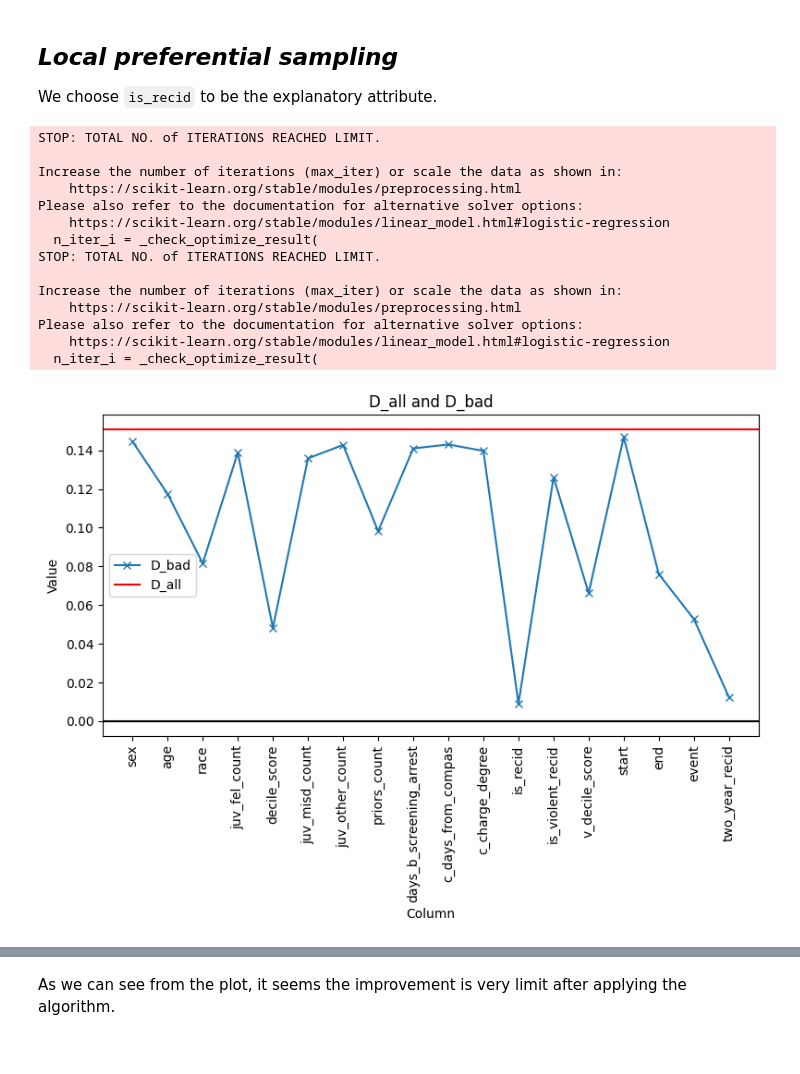
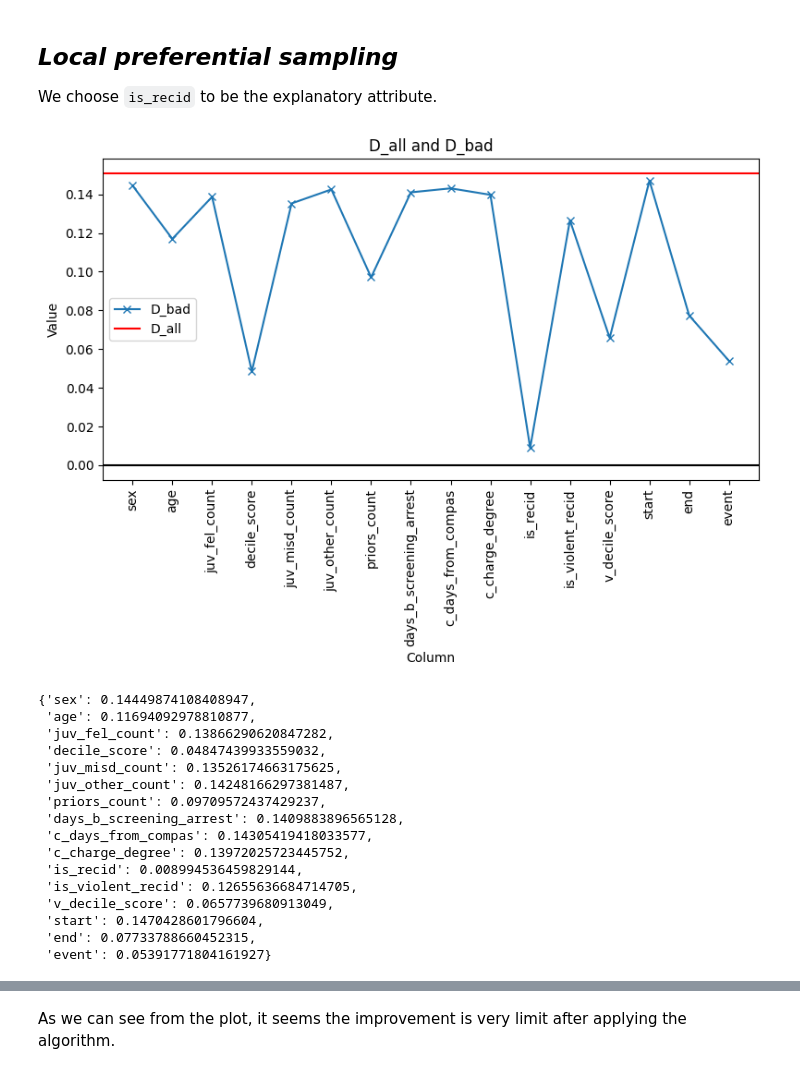
Before and after one commit to helenahxj/Project4-MachineLearningFairness-Group5, a Jupyter notebook: doc/Group5_code.ipynb, the cells around one changed output, grey strips where cells are left out. Saved outputs shown, nothing was run; the diff lists cells and outputs as text; code cells hidden in the pictures.

```diff
--- a/doc/Group5_code.ipynb
+++ b/doc/Group5_code.ipynb
@@ -76,19 +75,20 @@ df.head(5)
 
 We use a Boosting model
 # %%
+scaler = StandardScaler()
 X, y = df.drop("two_year_recid", axis = 1, inplace = False), df.two_year_recid
-X_train, X_test, y_train, y_test = train_test_split(X, y, test_size=0.1, random_state=5243)
+X_scaled = scaler.fit_transform(X)
+X_train, X_test, y_train, y_test = train_test_split(X_scaled, y, test_size=0.1, random_state=5243)
 
-# Initialize XGBoost regressor
-xg_clf = xgb.XGBClassifier(objective='binary:logistic', use_label_encoder=False,
-                           eval_metric='logloss')
 
-xg_clf.fit(X_train, y_train)
-preds = xg_clf.predict(X_test)
+baseline = LogisticRegression(random_state=5243,max_iter=1000)
+
+baseline.fit(X_train, y_train)
+preds = baseline.predict(X_test)
 rmse = np.sqrt(mean_squared_error(y_test, preds))
 print("RMSE: %f" % (rmse))
 
-preds_all = xg_clf.predict(X)
+preds_all = baseline.predict(X_scaled)
 accuracy = sum(y == preds_all)/len(y)
 print("Accuracy: %f" % (accuracy))
 # %% [output]
@@ -146,10 +146,10 @@ D_all
 # %% [output]
 0.15073160954099016
 # %%
-expl = ['sex', 'age', 'race', 'juv_fel_count', 'decile_score', 'juv_misd_count',
+expl = ['sex', 'age', 'juv_fel_count', 'decile_score', 'juv_misd_count',
        'juv_other_count', 'priors_count', 'days_b_screening_arrest',
        'c_days_from_compas', 'c_charge_degree', 'is_recid', 'is_violent_recid',
-       'v_decile_score', 'start', 'end', 'event', 'two_year_recid']
+       'v_decile_score', 'start', 'end', 'event']
 
 ## Calculate D_bad
 def D_bad_func(data = df, y_col = "two_year_recid", expl_col = expl):
@@ -161,10 +161,9 @@ def D_bad_func(data = df, y_col = "two_year_recid", expl_col = expl):
 
   D_bad = dict()
   for i in expl_col:
-    df_cleaned = data.dropna(subset=[i])
-    P_star_i = df_cleaned.groupby(['race', i])[y_col].mean().unstack(fill_value=0).mean()
-    expl_counts = df_cleaned.groupby(['race', i]).size().unstack(fill_value=0)
-    race_counts = df_cleaned['race'].value_counts()
+    P_star_i = df.groupby(['race', i])[y_col].mean().unstack(fill_value=0).mean()
+    expl_counts = df.groupby(['race', i]).size().unstack(fill_value=0)
+    race_counts = df['race'].value_counts()
     P_e_r = expl_counts.div(race_counts, axis=0)
     P_e_r_diff =  P_e_r.loc[0] - P_e_r.loc[1]
     D_bad_i = D_all - (P_e_r_diff * P_star_i).sum()
@@ -222,11 +221,12 @@ def LocalPreferentialSampling(expl_str, data = df, drop_c = ["two_year_recid", "
       if D > 1:
         race = partition[partition['race'] == r].copy()
         X_race = race.drop(drop_c, axis = 1, inplace = False)
-
+        X_race_scaled = scaler.fit_transform(X_race)
         ## Learn a ranker
         ranker = LogisticRegression(random_state=5243,max_iter=200)
-        ranker.fit(X_race, race.two_year_recid)
-        race['rank'] = ranker.predict_proba(X_race)[:, 1]
+
+        ranker.fit(X_race_scaled, race.two_year_recid)
+        race['rank'] = ranker.predict_proba(X_race_scaled)[:, 1]
 
         ## we should increase the number of y = + to race = 1
         race_0 = race[race['two_year_recid'] == 0].sort_values(by='rank')
@@ -234,28 +234,34 @@ def LocalPreferentialSampling(expl_str, data = df, drop_c = ["two_year_recid", "
         cloest_0 = race_0.head((int(1/2 * D))).drop(columns = 'rank')
         cloest_1 = race_1.tail((int(1/2 * D))).drop(columns = 'rank')
         if r == 0:
+          new_df.drop(cloest_1.index, inplace = True)
+          new_df = pd.concat([new_df, cloest_0], ignore_index=False)
+        else:
           new_df.drop(cloest_0.index, inplace = True)
           new_df = pd.concat([new_df, cloest_1], ignore_index=False)
-        else:
-          new_df.drop(cloest_1.index, inplace = True)
-          new_df = pd.concat([new_df, cloest_0], ignore_index=False)
   return(new_df)
 # %%
 df_lps = LocalPreferentialSampling('is_recid', data = df)
-plot_D(D_bad_func(data = df_lps, expl_col=expl))
+D_bad_lps = D_bad_func(data = df_lps, expl_col=expl)
+plot_D(D_bad_baseline)
 # %% [output]
-STOP: TOTAL NO. of ITERATIONS REACHED LIMIT.
-
-Increase the number of iterations (max_iter) or scale the data as shown in:
-    https://scikit-learn.org/stable/modules/preprocessing.html
-Please also refer to the documentation for alternative solver options:
-    https://scikit-learn.org/stable/modules/linear_model.html#logistic-regression
-  n_iter_i = _check_optimize_result(
-STOP: TOTAL NO. of ITERATIONS REACHED LIMIT.
-
-Increase the number of iterations (max_iter) or scale the data as shown in:
-    https://scikit-learn.org/stable/modules/preprocessing.html
-Please also refer to the documentation for alternative solver options:
-    https://scikit-learn.org/stable/modules/linear_model.html#logistic-regression
-  n_iter_i = _check_optimize_result(
-[figure, old version]
+[figure, new version]
+# %%
+D_bad_baseline
+# %% [output]
+{'sex': 0.14449874108408947,
+ 'age': 0.11694092978810877,
+ 'juv_fel_count': 0.13866290620847282,
+ 'decile_score': 0.04847439933559032,
+ 'juv_misd_count': 0.13526174663175625,
+ 'juv_other_count': 0.14248166297381487,
+ 'priors_count': 0.09709572437429237,
+ 'days_b_screening_arrest': 0.1409883896565128,
+ 'c_days_from_compas': 0.14305419418033577,
+ 'c_charge_degree': 0.13972025723445752,
+ 'is_recid': 0.008994536459829144,
+ 'is_violent_recid': 0.12655636684714705,
+ 'v_decile_score': 0.0657739680913049,
+ 'start': 0.1470428601796604,
+ 'end': 0.07733788660452315,
+ 'event': 0.05391771804161927}
```
Also changed, not shown: parts of 6 cells of this notebook.
